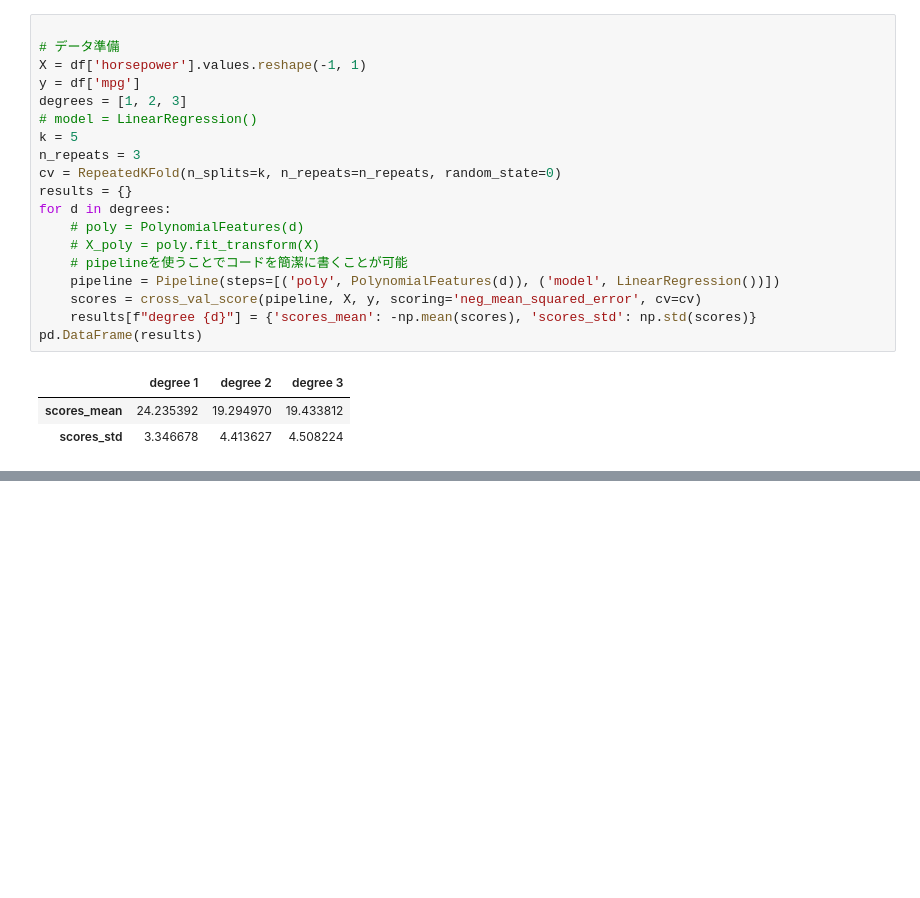
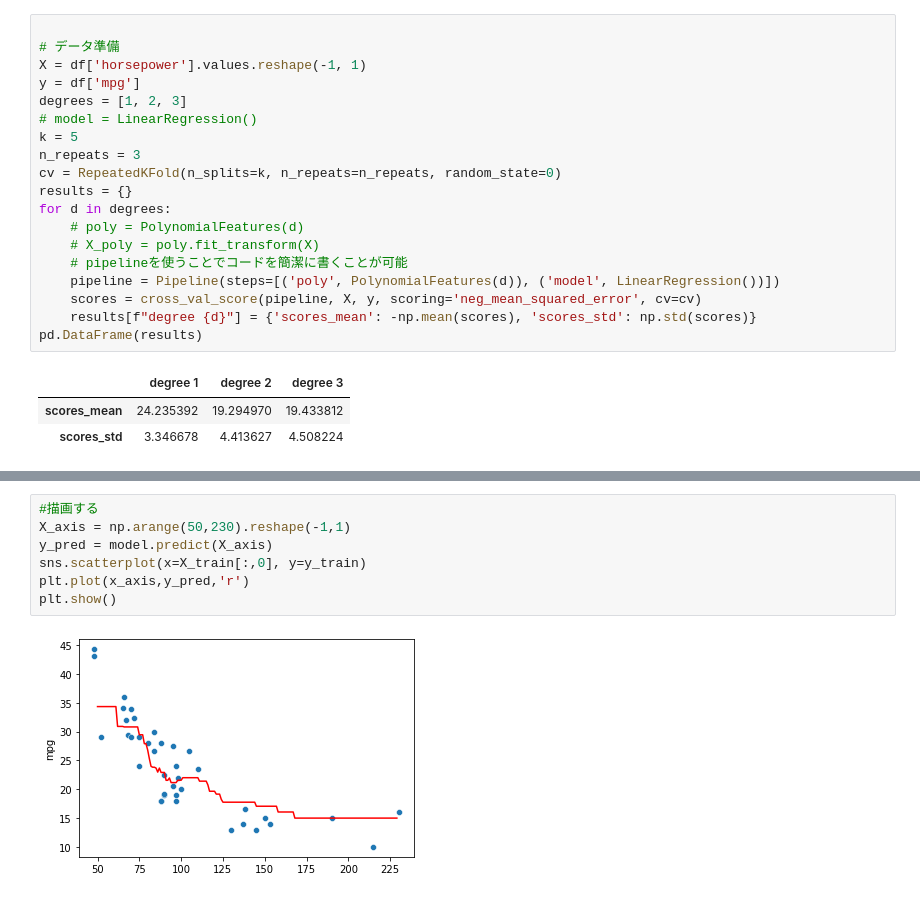
Before and after one commit to yushmnm/udemy-ds-kame-06-Machine-Learning1, a Jupyter notebook: python file/chap10 nonlinearregression.ipynb, the cells around one changed output, grey strips where cells are left out. Cells and saved outputs as stored; diff of their text form; blank space fills up the shorter version.

```diff
--- a/python file/chap10 nonlinearregression.ipynb
+++ b/python file/chap10 nonlinearregression.ipynb
@@ -103,0 +122,9 @@ pd.DataFrame(results)
+# %%
+#描画する
+X_axis = np.arange(50,230).reshape(-1,1)
+y_pred = model.predict(X_axis)
+sns.scatterplot(x=X_train[:,0], y=y_train)
+plt.plot(x_axis,y_pred,'r')
+plt.show()
+# %% [output]
+[figure, added]
```
Also changed, not shown: parts of 6 cells of this notebook, 1 other file.
